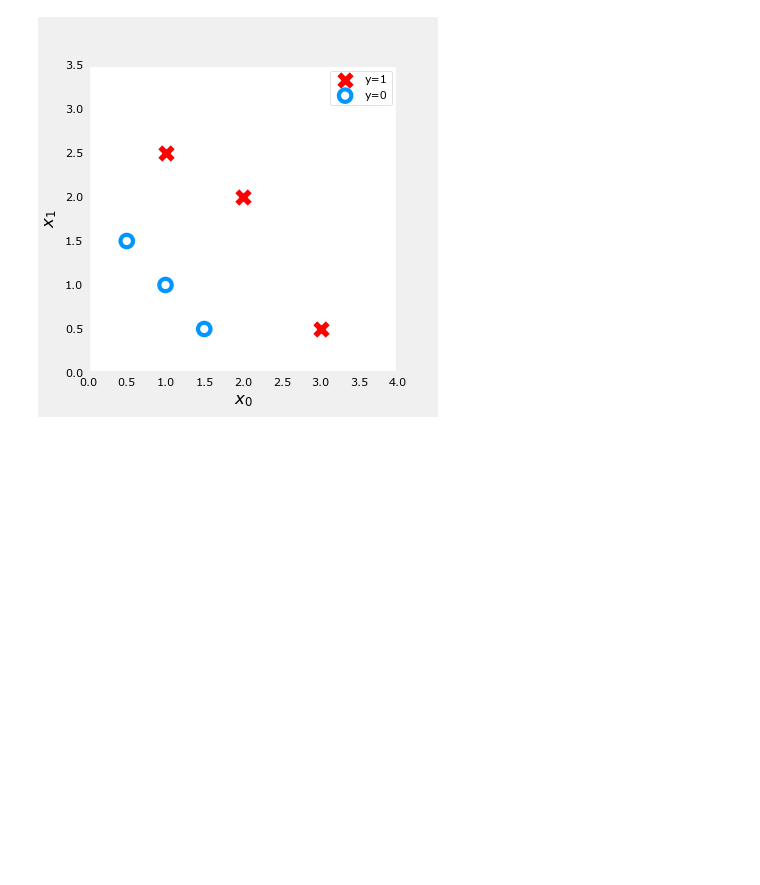
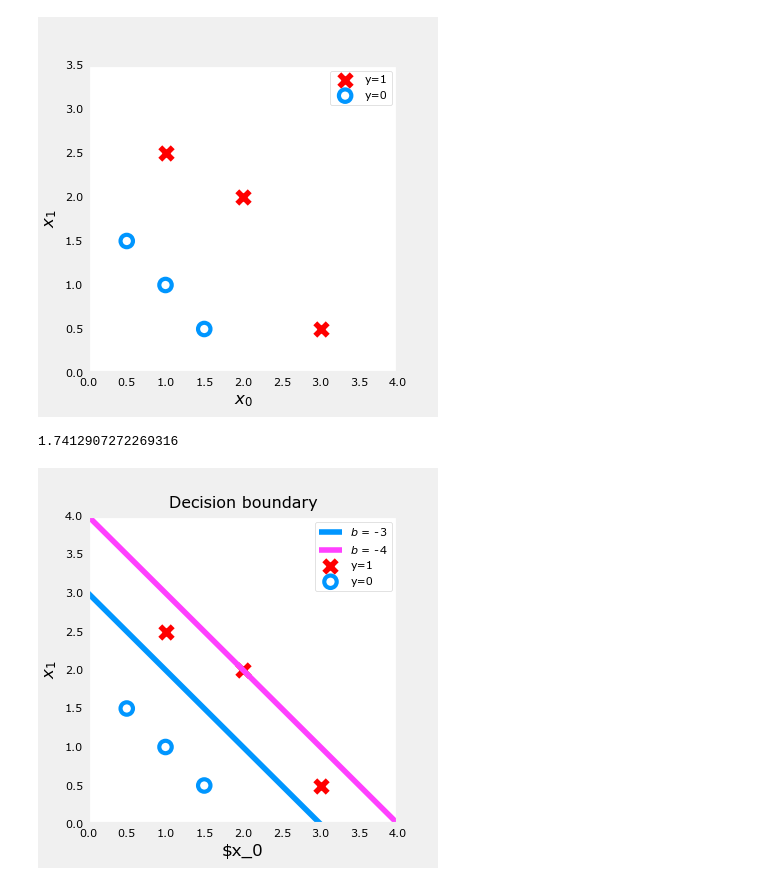
Before and after one commit to amansingh202/python_learning, a Jupyter notebook: W3_lab05_cost_function_for_logistic_regression.ipynb, the cells around one changed output. Drawn from its saved outputs; the diff is of its cells as text; code cells hidden in the pictures; blank space fills up the shorter version.

Commit message:
Plotting and computing cost for logistic regression

```diff
--- a/W3_lab05_cost_function_for_logistic_regression.ipynb
+++ b/W3_lab05_cost_function_for_logistic_regression.ipynb
@@ -37,4 +37,31 @@ def compute_cost_logistic(X, y, w, b):
 # %%
 w_tmp = np.array([-1,1])
 b_tmp = -3
-print(compute_cost_logistic)
+print(compute_cost_logistic(X_train, y_train, w_tmp, b_tmp))
+# %% [output]
+1.7412907272269316
+# %%
+#choose values between 0 and 6
+x0 = np.arange(0,6)
+
+#plot the decision boundaries
+x1 = 3 - x0
+x1_other = 4 - x0
+
+fig, ax = plt.subplots(1,1, figsize = (4,4))
+
+#plot the decision boundary
+ax.plot(x0, x1, c = dlc["dlblue"], label = "$b$ = -3")
+ax.plot(x0, x1_other, c = dlc["dlmagenta"], label = "$b$ = -4")
+ax.axis([0,4,0,4])
+
+#plot the original data
+plot_data(X_train, y_train, ax)
+ax.axis([0,4,0,4])
+ax.set_ylabel('$x_1$', fontsize = 12)
+ax.set_xlabel('$x_0', fontsize = 12)
+plt.legend(loc = "upper right")
+plt.title("Decision boundary")
+plt.show()
+# %% [output]
+[figure, added]
```
Also changed, not shown: parts of 1 cell of this notebook.
